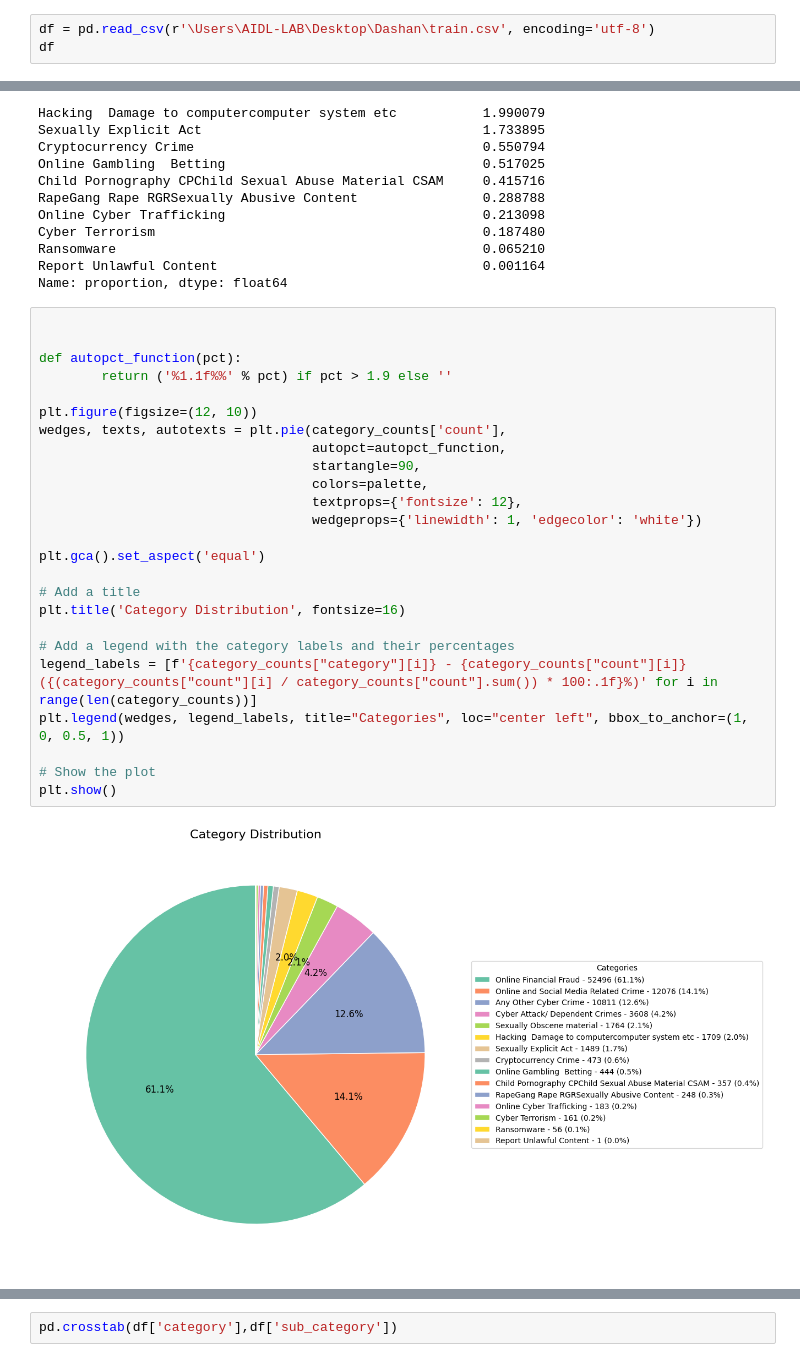
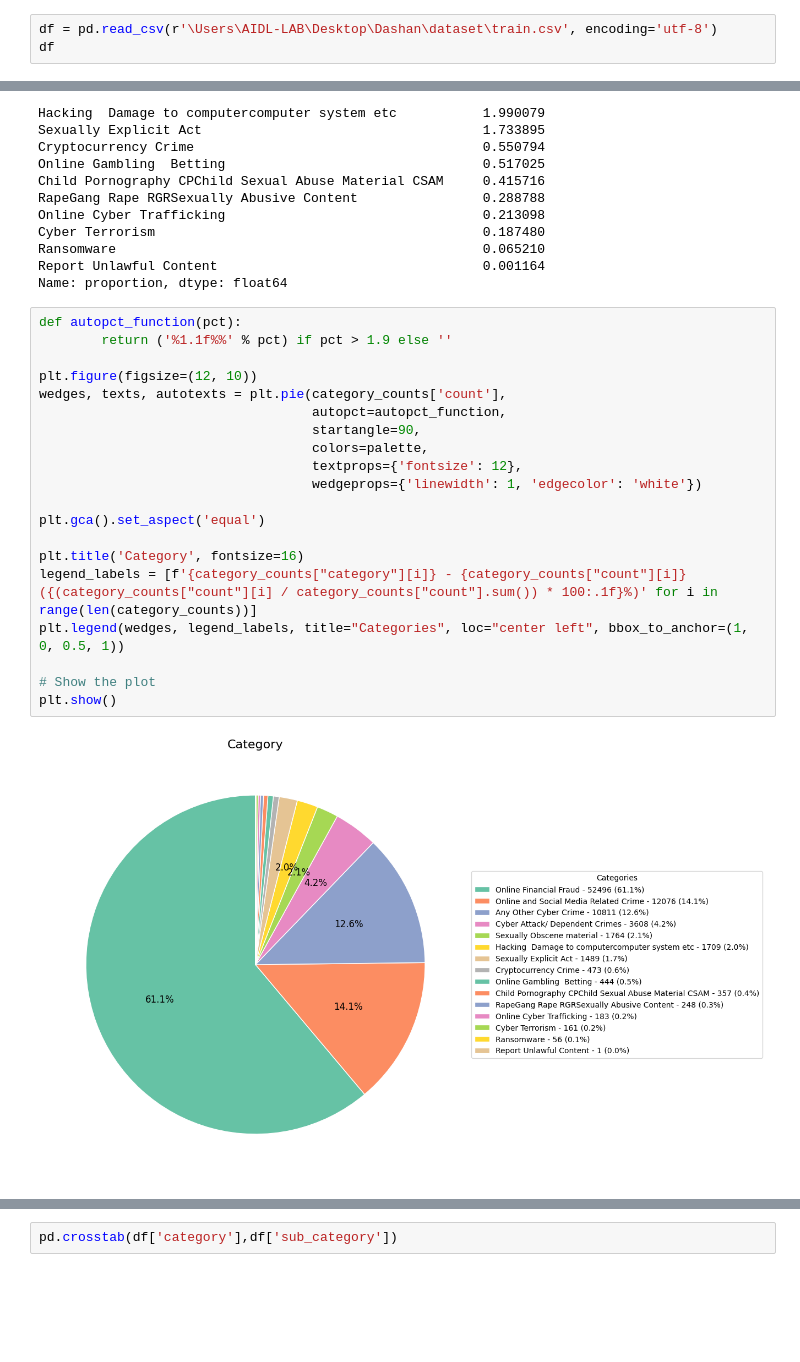
Before and after one commit to shashbha14/X, a Jupyter notebook: EDA.ipynb, the cells around one changed output, grey strips where cells are left out. Saved outputs shown, nothing was run; the diff lists cells and outputs as text; blank space fills up the shorter version.

```diff
--- a/EDA.ipynb
+++ b/EDA.ipynb
@@ -10,7 +10,7 @@ import nltk
 # %% [markdown]
 ### Loading the Dataset
 # %%
-df = pd.read_csv(r'\Users\AIDL-LAB\Desktop\Dashan\train.csv', encoding='utf-8')
+df = pd.read_csv(r'\Users\AIDL-LAB\Desktop\Dashan\dataset\train.csv', encoding='utf-8')
 df
 # %% [output]
 |  | category | sub_category | crimeaditionalinfo |
@@ -242,32 +235,27 @@ Ransomware                                               0.065210
 Report Unlawful Content                                  0.001164
 Name: proportion, dtype: float64
 # %%
-
-
 def autopct_function(pct):
         return ('%1.1f%%' % pct) if pct > 1.9 else ''
 
 plt.figure(figsize=(12, 10))
 wedges, texts, autotexts = plt.pie(category_counts['count'],
                                    autopct=autopct_function,
                                    startangle=90,
                                    colors=palette,
                                    textprops={'fontsize': 12},
                                    wedgeprops={'linewidth': 1, 'edgecolor': 'white'})
 
 plt.gca().set_aspect('equal')
 
-# Add a title
-plt.title('Category Distribution', fontsize=16)
-
-# Add a legend with the category labels and their percentages
+plt.title('Category', fontsize=16)
 legend_labels = [f'{category_counts["category"][i]} - {category_counts["count"][i]} ({(category_counts["count"][i] / category_counts["count"].sum()) * 100:.1f}%)' for i in range(len(category_counts))]
 plt.legend(wedges, legend_labels, title="Categories", loc="center left", bbox_to_anchor=(1, 0, 0.5, 1))
 
 # Show the plot
 plt.show()
 # %% [output]
-[figure, old version]
+[figure, new version]
 # %%
 from wordcloud import WordCloud
 wordcloud = WordCloud().generate(' '.join(df['category']))
```
Also changed, not shown: parts of 20 cells of this notebook, 4 other files.
